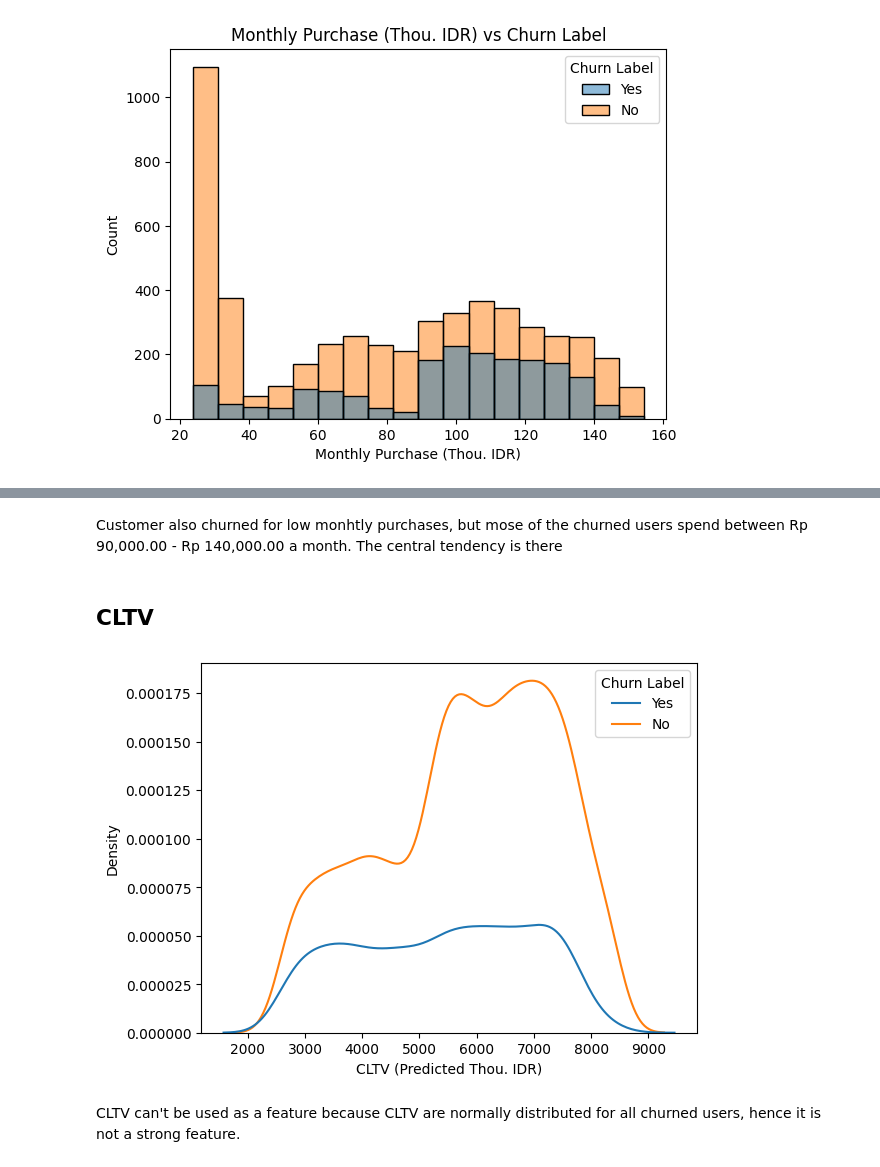
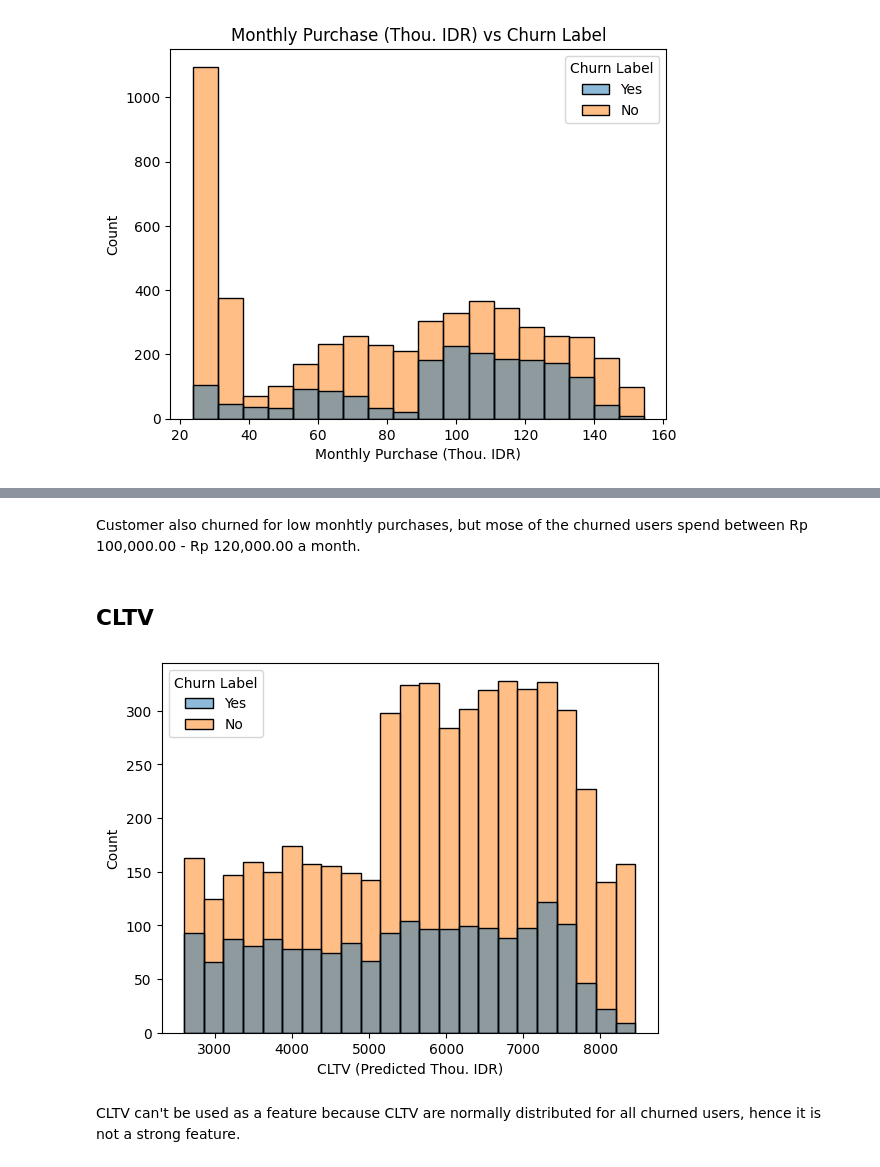
Before and after one commit to marcellinus-witarsah/data-challenge-dsw-2023, a Jupyter notebook: notebooks/03_churn_model.ipynb, the cells around one changed output, grey strips where cells are left out. Drawn from its saved outputs; the diff is of its cells as text; code cells hidden in the pictures.

```diff
--- a/notebooks/03_churn_model.ipynb
+++ b/notebooks/03_churn_model.ipynb
@@ -122,8 +103,0 @@ plt.show()
-# %%
-df["Total Charges"] = df["Tenure Months"] * df["Monthly Purchase (Thou. IDR)"]
-
-# Proportion of the Device Class
-# =================================================================
-sns.histplot(data=df, x="Total Charges", hue="Device Class")
-plt.title("Total Charges Distribution By Device Class")
-plt.show()
@@ -265,3 +237,8 @@ plt.title("Tenure Months vs Churn Label")
 plt.show()
 # %% [output]
 [figure]
+# %%
+df['Tenure Months Bin'] = pd.cut(df['Tenure Months'], bins=[-1, 10, 20, 30, 40, 50, 60, 70, 80], labels=[10, 20, 30, 40, 50, 60, 70, 80])
+sns.countplot(data=df, x='Tenure Months Bin', hue='Churn Label')
+plt.title("Tenure Months Bin vs Churn Label")
+plt.show()
@@ -289,3 +263,8 @@ plt.title("Monthly Purchase (Thou. IDR) vs Churn Label")
 plt.show()
 # %% [output]
 [figure]
+# %%
+df['Monthly Purchase Bin'] = pd.cut(df['Monthly Purchase (Thou. IDR)'], bins=[20, 40, 60, 80, 100, 120, 140, 160], labels=[40, 60, 80, 100, 120, 140, 160])
+sns.countplot(data=df, x='Monthly Purchase Bin', hue='Churn Label')
+plt.title("Monthly Purchase Bin vs Churn Label")
+plt.show()
@@ -292,13 +273,13 @@ plt.show()
 # %% [markdown]
-Customer also churned for low monhtly purchases, but mose of the churned users spend between Rp 90,000.00 - Rp 140,000.00 a month. The central tendency is there
+Customer also churned for low monhtly purchases, but mose of the churned users spend between Rp 100,000.00 - Rp 120,000.00 a month.
 # %% [markdown]
 ## CLTV
 # %%
-sns.kdeplot(data=df, x='CLTV (Predicted Thou. IDR)', hue='Churn Label')
+sns.histplot(data=df, x='CLTV (Predicted Thou. IDR)', hue='Churn Label')
 plt.show()
 plt.show()
 # %% [output]
-[figure, old version]
+[figure, new version]
 # %% [markdown]
 CLTV can't be used as a feature because CLTV are normally distributed for all churned users, hence it is not a strong feature.
 # %% [markdown]
```
Also changed, not shown: parts of 9 cells of this notebook.
